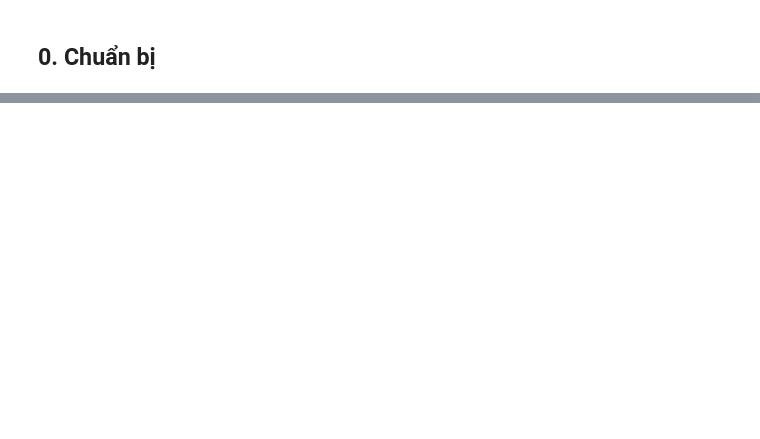
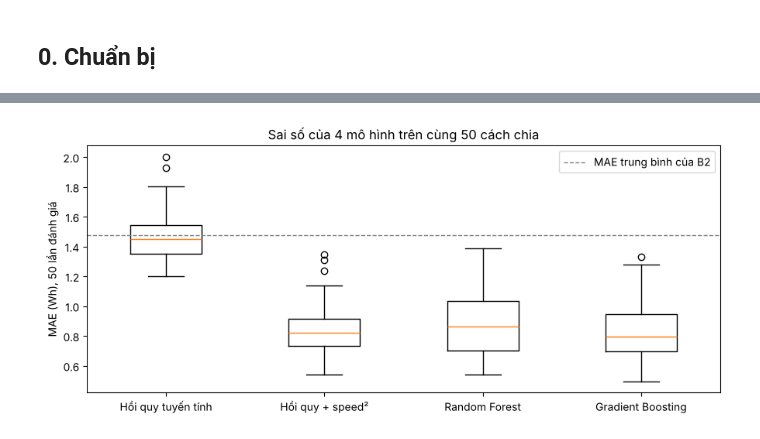
Before and after one commit to viewer22/DTA, a Jupyter notebook: notebooks/04_experiment_evaluation.ipynb, the cells around one changed output, grey strips where cells are left out. Cells and saved outputs as stored; diff of their text form; code cells hidden in the pictures; blank space fills up the shorter version.

```diff
--- a/notebooks/04_experiment_evaluation.ipynb
+++ b/notebooks/04_experiment_evaluation.ipynb
@@ -36,0 +48,5 @@ SEED = 301
+# %%
+cv = RepeatedKFold(n_splits=5, n_repeats=10, random_state=SEED)
+CHIA = list(cv.split(X))   # 50 cặp (train, test), dùng chung cho mọi mô hình
+print("Số lần đánh giá:", len(CHIA))
+print("Mỗi lần: train", len(CHIA[0][0]), "chuyến, test", len(CHIA[0][1]), "chuyến")
@@ -36,0 +91,26 @@ SEED = 301
+# %%
+diem = {}       # diem[tên][thước đo] = mảng 50 giá trị
+du_doan = {}    # dự đoán out-of-fold trung bình cho từng chuyến
+tham_so = {}    # tham số được chọn ở mỗi lần (RF, GB)
+
+for ten, m in mo_hinh.items():
+    mae, rmse, r2, chon = [], [], [], []
+    tong = np.zeros(len(y))
+    dem = np.zeros(len(y))
+    for tr, te in CHIA:
+        mm = clone(m).fit(X.iloc[tr], y.iloc[tr])
+        p = mm.predict(X.iloc[te])
+        sai = y.iloc[te].to_numpy() - p
+        mae.append(np.abs(sai).mean())
+        rmse.append(np.sqrt((sai ** 2).mean()))
+        r2.append(1 - (sai ** 2).sum() / ((y.iloc[te] - y.iloc[te].mean()) ** 2).sum())
+        tong[te] += p
+        dem[te] += 1
+        if hasattr(mm, "best_params_"):
+            chon.append(str(mm.best_params_))
+    diem[ten] = {"MAE": np.array(mae), "RMSE": np.array(rmse), "R2": np.array(r2)}
+    du_doan[ten] = tong / dem
+    if chon:
+        tham_so[ten] = pd.Series(chon).value_counts().to_dict()
+
+tham_so
@@ -36,0 +145,13 @@ SEED = 301
+# %%
+fig, ax = plt.subplots(figsize=(9, 4))
+ax.boxplot([diem[t]["MAE"] for t in diem])
+ax.set_xticklabels([t.split(". ")[1] for t in diem])
+ax.axhline(diem["B2. Hồi quy tuyến tính"]["MAE"].mean(), color="gray", ls="--", lw=1, label="MAE trung bình của B2")
+ax.set_ylabel("MAE (Wh), 50 lần đánh giá")
+ax.set_title("Sai số của 4 mô hình trên cùng 50 cách chia")
+ax.legend()
+plt.tight_layout()
+plt.savefig(FIGURES / "exp_mae.png", dpi=150)
+plt.show()
+# %% [output]
+[figure, added]
```
Also changed, not shown: parts of 36 cells of this notebook, 4 other files.
